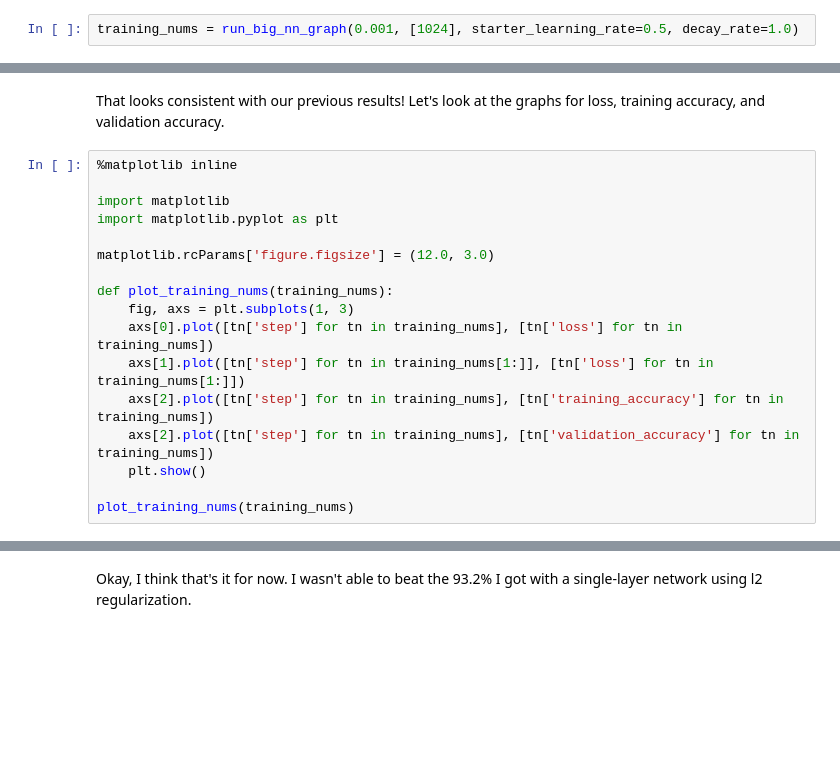
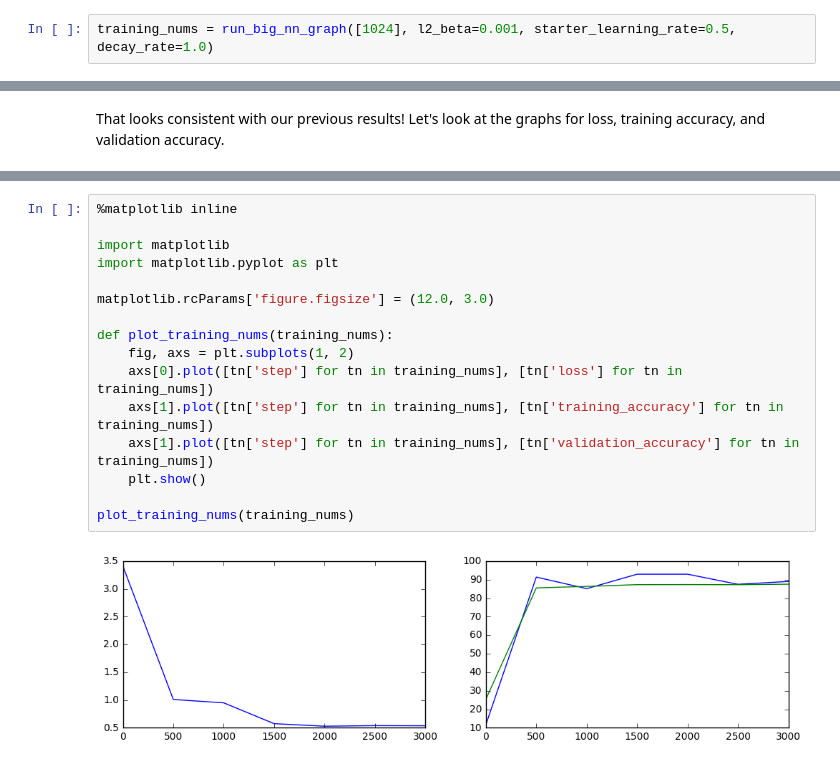
Before and after one commit to aduston/deeplearning, a Jupyter notebook: 3_regularization.ipynb, the cells around one changed output, grey strips where cells are left out. Cells and saved outputs as stored; diff of their text form; blank space fills up the shorter version.

Commit message:
more work on deep learning attempts

```diff
--- a/3_regularization.ipynb
+++ b/3_regularization.ipynb
@@ -367,4 +397,4 @@ First, let's try it with a simple nn configuration: just one hidden layer, simil
 # %%
-training_nums = run_big_nn_graph(0.001, [1024], starter_learning_rate=0.5, decay_rate=1.0)
+training_nums = run_big_nn_graph([1024], l2_beta=0.001, starter_learning_rate=0.5, decay_rate=1.0)
 # %% [output]
 hidden layer 0 will have weight dimensions [784, 1024]
@@ -373,19 +403,2 @@ Test accuracy: 93.2%
 # %% [markdown]
 That looks consistent with our previous results! Let's look at the graphs for loss, training accuracy, and validation accuracy.
-# %%
-%matplotlib inline
-
-import matplotlib
-import matplotlib.pyplot as plt
-
-matplotlib.rcParams['figure.figsize'] = (12.0, 3.0)
-
-def plot_training_nums(training_nums):
-    fig, axs = plt.subplots(1, 3)
-    axs[0].plot([tn['step'] for tn in training_nums], [tn['loss'] for tn in training_nums])
-    axs[1].plot([tn['step'] for tn in training_nums[1:]], [tn['loss'] for tn in training_nums[1:]])
-    axs[2].plot([tn['step'] for tn in training_nums], [tn['training_accuracy'] for tn in training_nums])
-    axs[2].plot([tn['step'] for tn in training_nums], [tn['validation_accuracy'] for tn in training_nums])
-    plt.show()
-
-plot_training_nums(training_nums)
@@ -494,2 +405,18 @@ Test accuracy: 87.3%
-# %% [markdown]
-Okay, I think that's it for now. I wasn't able to beat the 93.2% I got with a single-layer network using l2 regularization.
+# %%
+%matplotlib inline
+
+import matplotlib
+import matplotlib.pyplot as plt
+
+matplotlib.rcParams['figure.figsize'] = (12.0, 3.0)
+
+def plot_training_nums(training_nums):
+    fig, axs = plt.subplots(1, 2)
+    axs[0].plot([tn['step'] for tn in training_nums], [tn['loss'] for tn in training_nums])
+    axs[1].plot([tn['step'] for tn in training_nums], [tn['training_accuracy'] for tn in training_nums])
+    axs[1].plot([tn['step'] for tn in training_nums], [tn['validation_accuracy'] for tn in training_nums])
+    plt.show()
+
+plot_training_nums(training_nums)
+# %% [output]
+[figure, added]
```
Also changed, not shown: parts of 46 cells of this notebook.
